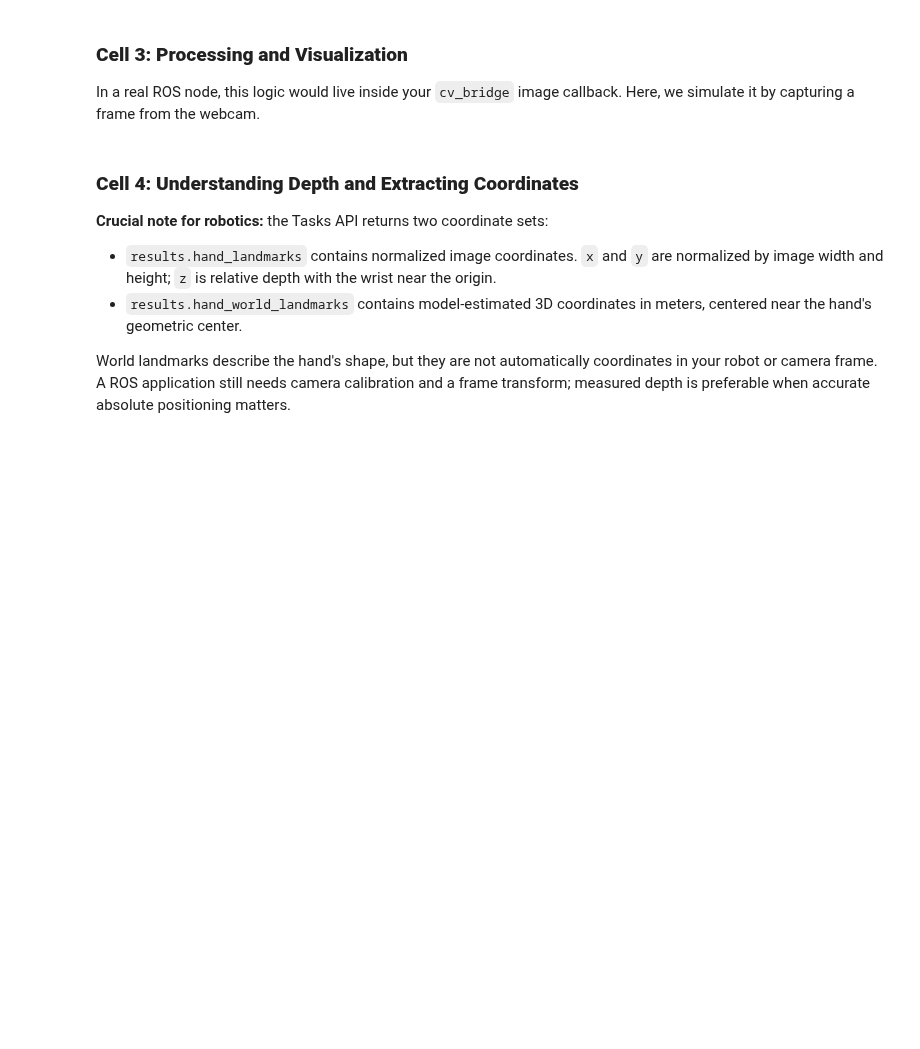
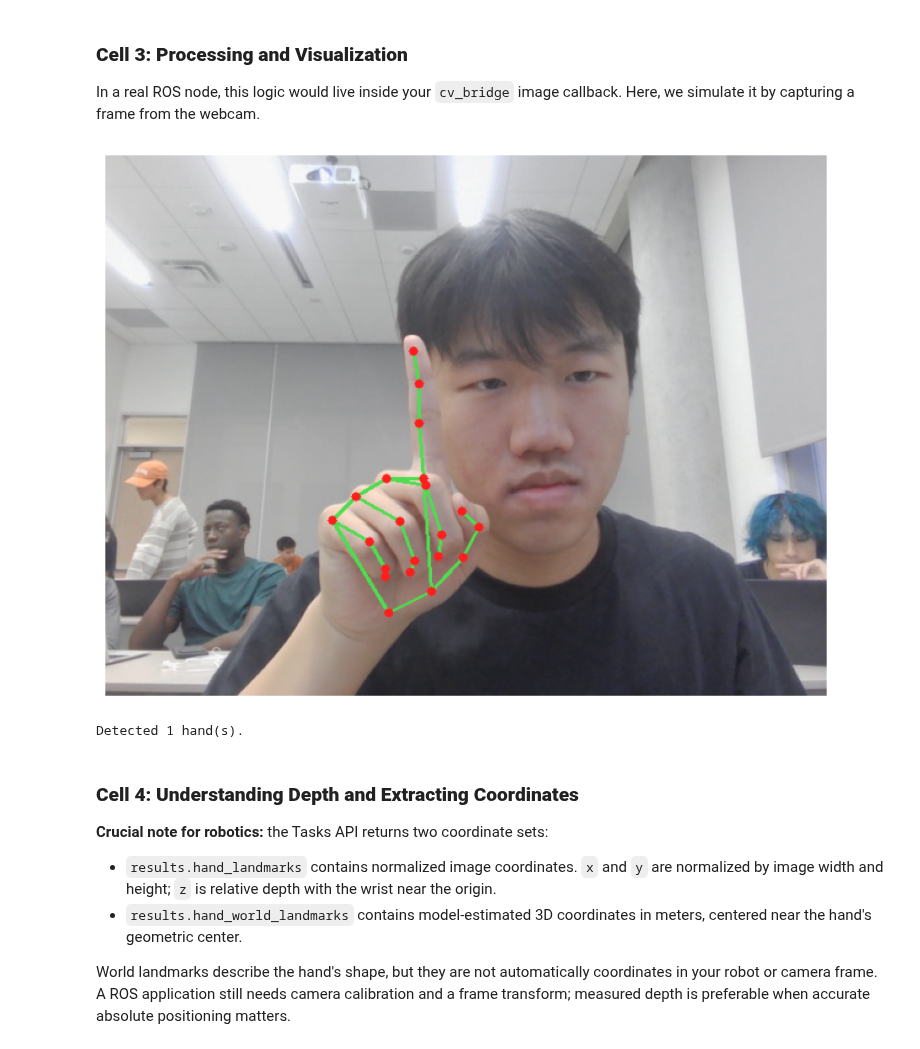
Before and after one commit to EthanGopez/HAND, a Jupyter notebook: onboarding/vha/hand_tracking_demo/hand_tracking_onboarding.ipynb, the cells around one changed output. Cells and saved outputs as stored; diff of their text form; code cells hidden in the pictures; blank space fills up the shorter version.

```diff
--- a/onboarding/vha/hand_tracking_demo/hand_tracking_onboarding.ipynb
+++ b/onboarding/vha/hand_tracking_demo/hand_tracking_onboarding.ipynb
@@ -78,7 +106,7 @@ In a real ROS node, this logic would live inside your `cv_bridge` image callback
 import time
 
 # Open the default webcam using the macOS camera backend.
-cap = cv2.VideoCapture(0, cv2.CAP_AVFOUNDATION)
+cap = cv2.VideoCapture('http://host.docker.internal:5000/video')
 frame = None
 
 try:
@@ -146,33 +174,36 @@ try:
             )
 
         for landmark in hand_landmarks:
             point = (
                 int(landmark.x * image_width),
                 int(landmark.y * image_height),
             )
 
             cv2.circle(
                 image_bgr,
                 point,
                 4,
                 (30, 30, 255),
                 -1,
             )
 
     # Display the captured frame in the notebook.
     plt.figure(figsize=(10, 10))
     plt.imshow(cv2.cvtColor(image_bgr, cv2.COLOR_BGR2RGB))
     plt.axis("off")
     plt.show()
 
     if results.hand_landmarks:
         print(f"Detected {len(results.hand_landmarks)} hand(s).")
     else:
         print("Camera frame captured, but no hands were detected.")
 
 finally:
     # Always release the camera, even if detection or plotting fails.
     cap.release()
+# %% [output]
+[figure, added]
+Detected 1 hand(s).
 # %% [markdown]
 ### **Cell 4: Understanding Depth and Extracting Coordinates**
 **Crucial note for robotics:** the Tasks API returns two coordinate sets:
```
Also changed, not shown: parts of 3 cells of this notebook, 3 other files.
